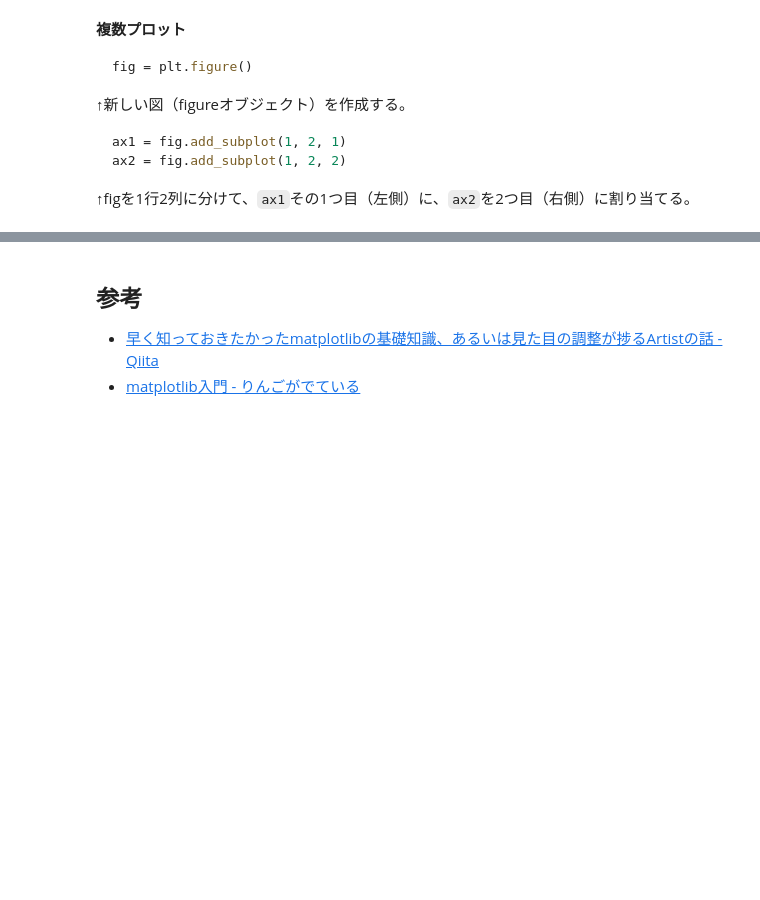
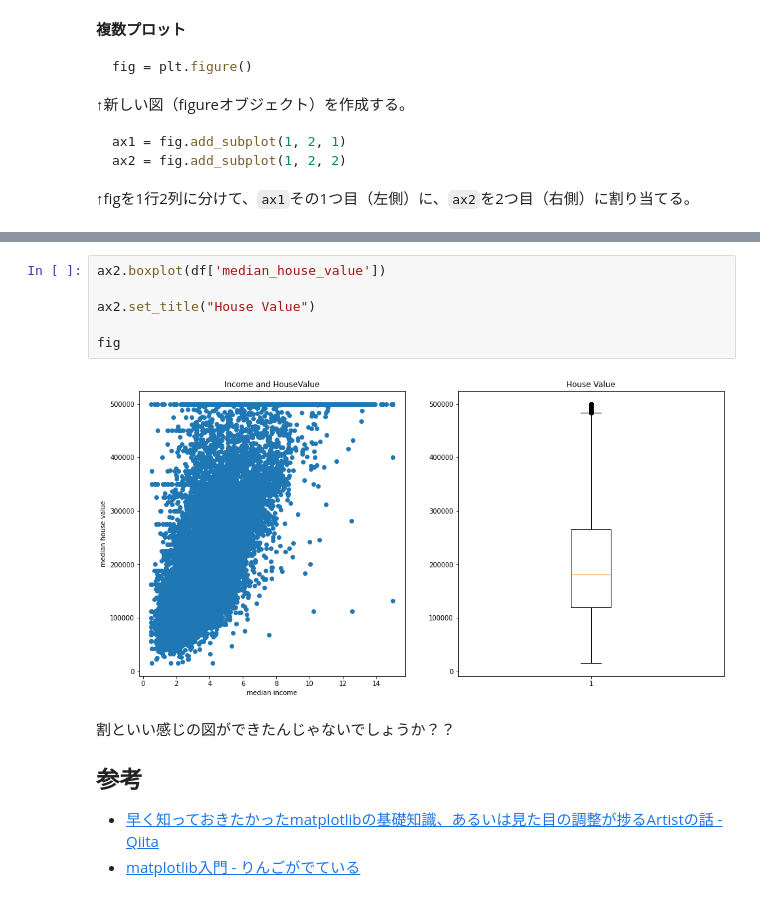
Before and after one commit to kentakom1213/practice-datavisualization, a Jupyter notebook: python-datavisualization/_build/jupyter_execute/matplotlib_advanced.ipynb, the cells around one changed output, grey strips where cells are left out. Cells and saved outputs as stored; diff of their text form; blank space fills up the shorter version.

```diff
--- a/python-datavisualization/_build/jupyter_execute/matplotlib_advanced.ipynb
+++ b/python-datavisualization/_build/jupyter_execute/matplotlib_advanced.ipynb
@@ -63,4 +78,14 @@ fig
+# %%
+ax2.boxplot(df['median_house_value'])
+
+ax2.set_title("House Value")
+
+fig
+# %% [output]
+[figure, added]
 # %% [markdown]
+割といい感じの図ができたんじゃないでしょうか？？
+
 ## 参考
 
 - [早く知っておきたかったmatplotlibの基礎知識、あるいは見た目の調整が捗るArtistの話 - Qiita](https://qiita.com/skotaro/items/08dc0b8c5704c94eafb9)
```
Also changed, not shown: parts of 4 cells of this notebook, 28 other files.
